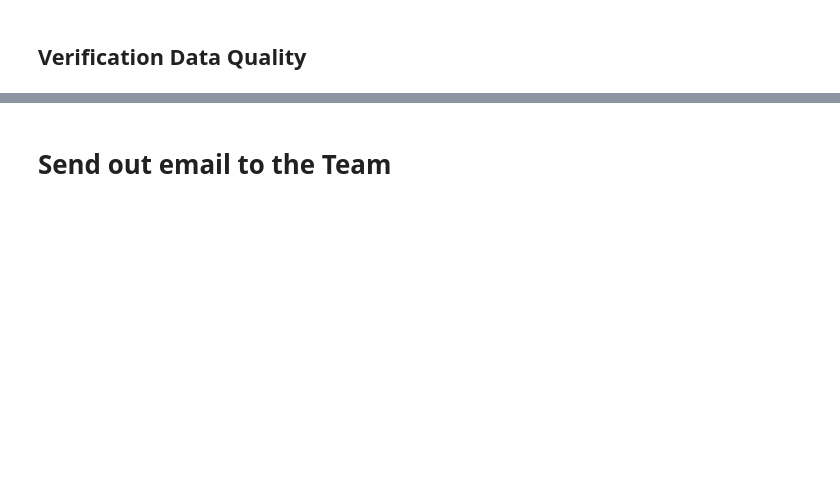
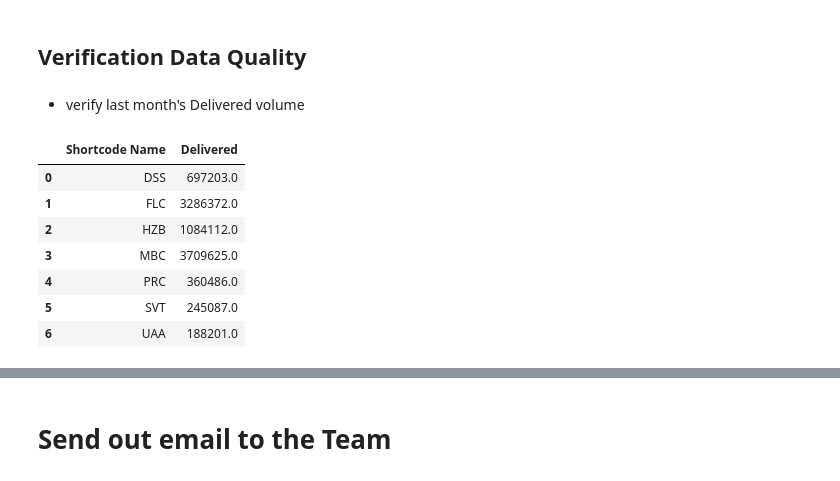
Before and after one commit to RXMG/SMS_Report, a Jupyter notebook: Daily_Reporting/SMS_Daily_Update.ipynb, the cells around one changed output, grey strips where cells are left out. Cells and saved outputs as stored; diff of their text form; code cells hidden in the pictures; blank space fills up the shorter version.

```diff
--- a/Daily_Reporting/SMS_Daily_Update.ipynb
+++ b/Daily_Reporting/SMS_Daily_Update.ipynb
@@ -997,2 +1024,18 @@ for i in toaddr:
 # %% [markdown]
 ## Verification Data Quality
+# %% [markdown]
++ verify last month's Delivered volume
+# %%
+# check delivered volumn by shortcode name
+merged_data['Date'] = pd.to_datetime(merged_data['Date'])
+merged_data['Month'] = merged_data['Date'].dt.strftime('%Y-%m')
+merged_data[ merged_data['Month'] == '2023-10'].groupby(['Shortcode Name'])[['Delivered']].sum().reset_index()
+# %% [output]
+|  | Shortcode Name | Delivered |
+| 0 | DSS | 697203.0 |
+| 1 | FLC | 3286372.0 |
+| 2 | HZB | 1084112.0 |
+| 3 | MBC | 3709625.0 |
+| 4 | PRC | 360486.0 |
+| 5 | SVT | 245087.0 |
+| 6 | UAA | 188201.0 |
```
Also changed, not shown: parts of 20 cells of this notebook.
